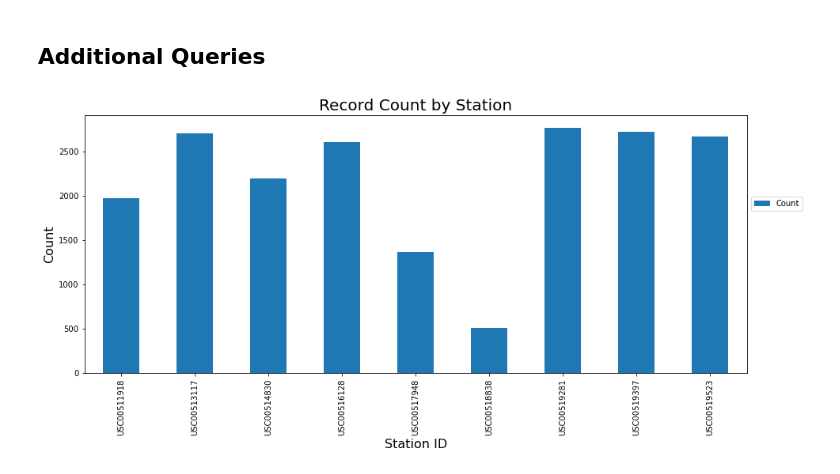
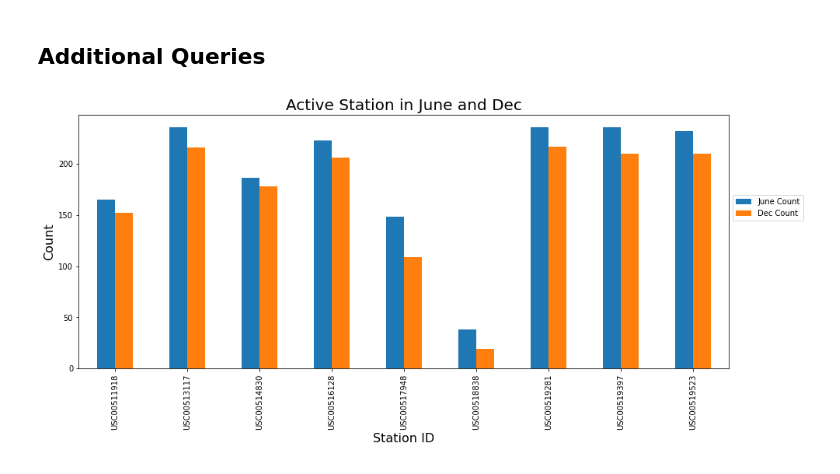
Before and after one commit to jeffreyaupc/surfs_up, a Jupyter notebook: SurfsUp_Challenge.ipynb, the cells around one changed output. Saved outputs shown, nothing was run; the diff lists cells and outputs as text; code cells hidden in the pictures.

```diff
--- a/SurfsUp_Challenge.ipynb
+++ b/SurfsUp_Challenge.ipynb
@@ -76,21 +76,32 @@ dec_df.describe()
 # %% [markdown]
 ## Additional Queries
 # %%
-# Query the most active station in descending order.
+# Query the most active station in June and December.
 
 import matplotlib.pyplot as plt
 from matplotlib.pyplot import figure
 
-active_station = session.query(Measurement.station, func.count(Measurement.station)).group_by(Measurement.station).order_by(Measurement.station.asc()).all()
-active_station_list = [[station[0], station[1]] for station in active_station]
-active_station_df = pd.DataFrame(active_station_list, columns=['Station ID', 'Count'])
-active_station_df = active_station_df.set_index('Station ID')
+# Query station info in June.
+june_active_station = session.query(Measurement.station, func.count(Measurement.station)).\
+filter(func.strftime("%m", Measurement.date) == "06").group_by(Measurement.station).order_by(Measurement.station.asc()).all()
+june_active_station_list = [[station[0], station[1]] for station in june_active_station]
+june_active_station_df = pd.DataFrame(june_active_station_list, columns=['Station ID', 'June Count'])
+june_active_station_df = june_active_station_df.set_index('Station ID')
 
-active_station_df.plot.bar(figsize=(15, 6))
-plt.title('Record Count by Station', fontsize=20)
+# Query station info in December.
+dec_active_station = session.query(Measurement.station, func.count(Measurement.station)).\
+filter(func.strftime("%m", Measurement.date) == "12").group_by(Measurement.station).order_by(Measurement.station.asc()).all()
+
+# Adding December info into June DF.
+june_active_station_df['Dec Count'] = [station[1] for station in dec_active_station]
+june_dec_active_station_df = june_active_station_df
+
+# Plot the DF
+june_dec_active_station_df.plot.bar(figsize=(15, 6))
+plt.title('Active Station in June and Dec', fontsize=20)
 plt.xlabel('Station ID', fontsize=16)
 plt.ylabel('Count', fontsize=16)
 plt.legend(loc='best', bbox_to_anchor=(1, 0.7));
 # %% [output]
-[figure, old version]
+[figure, new version]
 # %%
```
Also changed, not shown: parts of 2 cells of this notebook, 7 other files.
